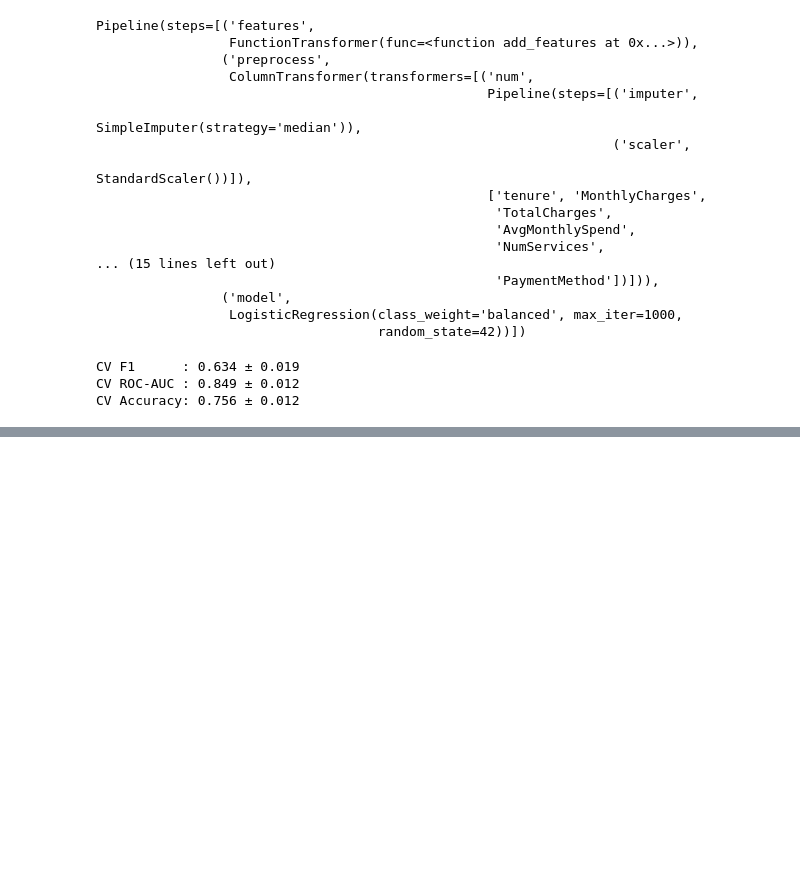
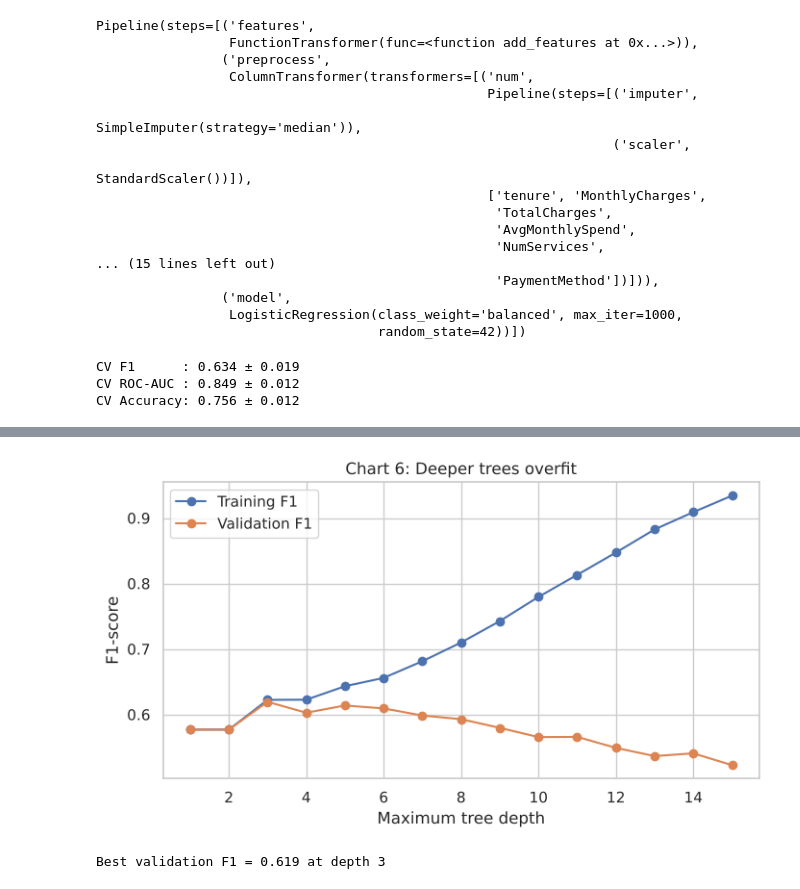
Before and after one commit to 70149418-ops/ml-churn-prediction, a Jupyter notebook: ML_Project_Churn.ipynb, the cells around one changed output, grey strips where cells are left out. Drawn from its saved outputs; the diff is of its cells as text; code cells hidden in the pictures; blank space fills up the shorter version.

```diff
--- a/ML_Project_Churn.ipynb
+++ b/ML_Project_Churn.ipynb
@@ -304,0 +447,21 @@ weighted avg       0.80      0.74      0.76      1409
+# %%
+# Chart 6 - tree depth vs overfitting:
+depths = range(1, 16)
+train_f1, val_f1 = [], []
+for d in depths:
+    pipe = make_model_pipeline(DecisionTreeClassifier(max_depth=d, class_weight="balanced", random_state=RANDOM_STATE))
+    s = cross_validate(pipe, X_train, y_train, cv=cv, scoring="f1", return_train_score=True)
+    train_f1.append(s["train_score"].mean()); val_f1.append(s["test_score"].mean())
+
+plt.figure(figsize=(8, 4))
+plt.plot(depths, train_f1, marker="o", label="Training F1")
+plt.plot(depths, val_f1, marker="o", label="Validation F1")
+plt.xlabel("Maximum tree depth"); plt.ylabel("F1-score")
+plt.title("Chart 6: Deeper trees overfit")
+plt.legend(); plt.show()
+
+best_d = list(depths)[int(np.argmax(val_f1))]
+print(f"Best validation F1 = {max(val_f1):.3f} at depth {best_d}")
+# %% [output]
+[figure, added]
+Best validation F1 = 0.619 at depth 3
```
Also changed, not shown: parts of 19 cells of this notebook, 1 other file.
